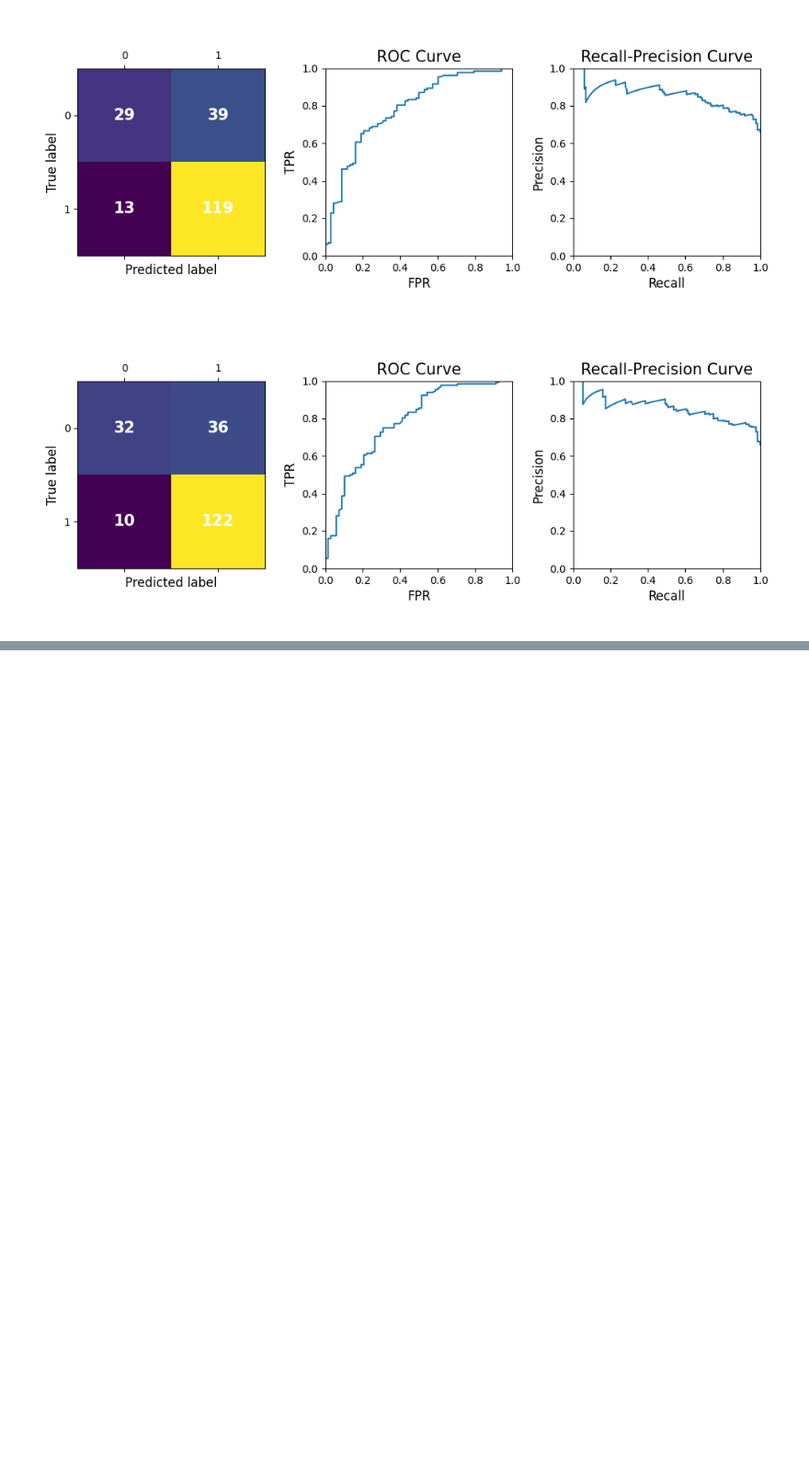
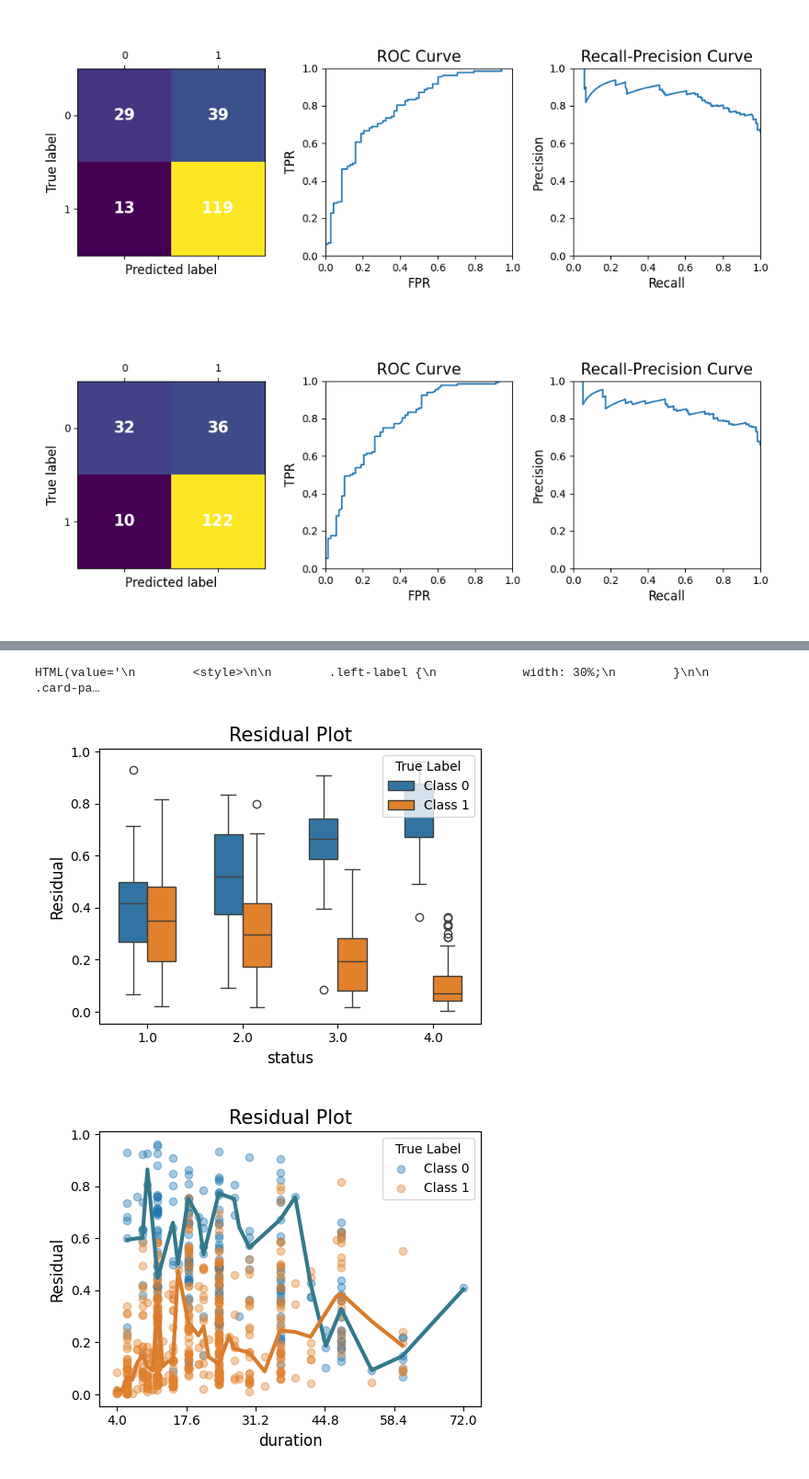
Before and after one commit to nlahri/dsba6211-summer2024, a Jupyter notebook: notebooks/dsba6211_summer2024_lab4.ipynb, the cells around one changed output, grey strips where cells are left out. Shown at 92% size. Drawn from its saved outputs; the diff is of its cells as text; code cells hidden in the pictures; blank space fills up the shorter version.

```diff
--- a/notebooks/dsba6211_summer2024_lab4.ipynb
+++ b/notebooks/dsba6211_summer2024_lab4.ipynb
@@ -144,0 +181,8 @@ VBox(children=(Dropdown(layout=Layout(width='20%'), options=('Select Model', 'XG
+# %%
+for col in ["status", "duration", "credit_history","purpose", "installment_rate"]:
+  exp.model_diagnose(model="XGB2", show="accuracy_residual", show_feature=col,
+                   use_test=False, original_scale=True, figsize=(5, 4))
+# %% [output]
+HTML(value='\n        <style>\n\n        .left-label {\n            width: 30%;\n        }\n\n        .card-pa…
+[figure, added]
+[figure, added]
```
Also changed, not shown: parts of 16 cells of this notebook.
